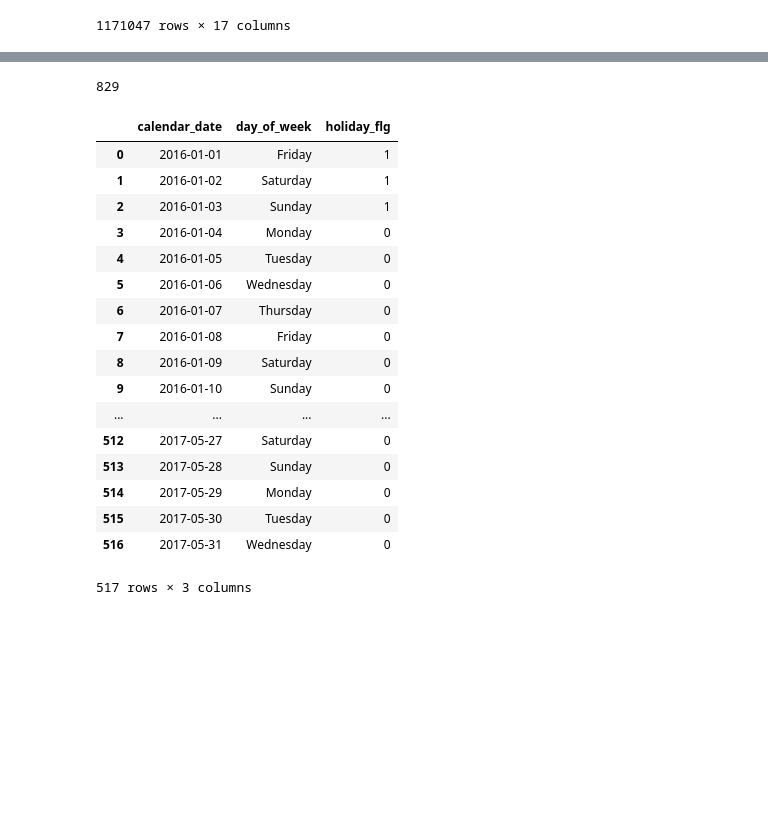
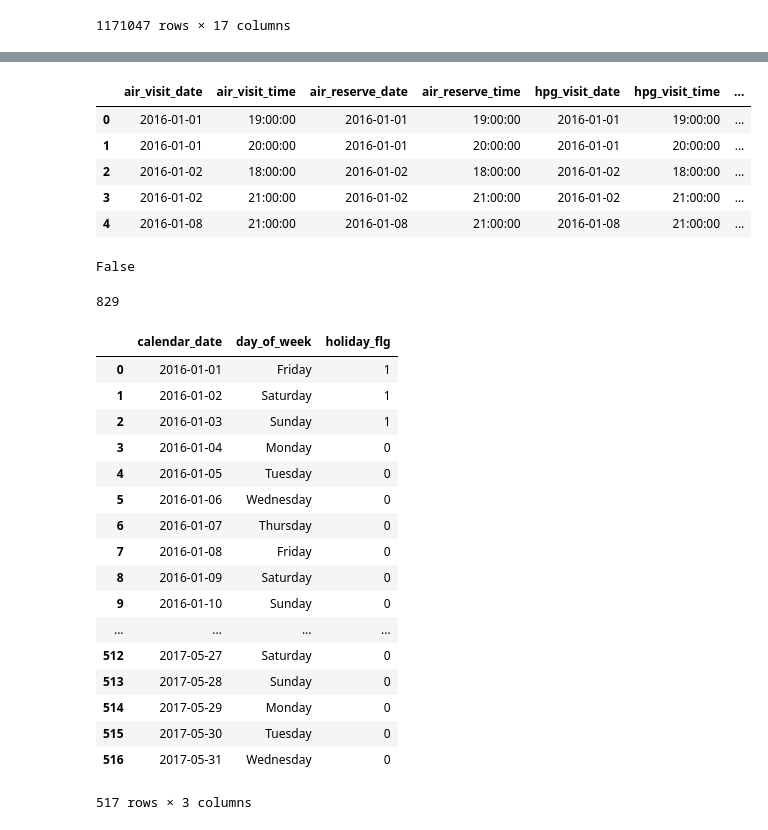
Before and after one commit to jmt7080/Forecasting_visitors, a Jupyter notebook: restaurant_notebook.ipynb, the cells around one changed output, grey strips where cells are left out. Saved outputs shown, nothing was run; the diff lists cells and outputs as text; code cells hidden in the pictures; blank space fills up the shorter version.

```diff
--- a/restaurant_notebook.ipynb
+++ b/restaurant_notebook.ipynb
@@ -233,26 +259,42 @@ Name: visit_datetime_x, Length: 1171047, dtype: object
+# %%
+datetimes2 = pd.merge(datetimes, date_info, how='left', left_on = 'air_visit_date', right_on='calendar_date')
+datetimes2.head(5)
+# %% [output]
+|  | air_visit_date | air_visit_time | air_reserve_date | air_reserve_time | hpg_visit_date | hpg_visit_time | ... |
+| 0 | 2016-01-01 | 19:00:00 | 2016-01-01 | 19:00:00 | 2016-01-01 | 19:00:00 | ... |
+| 1 | 2016-01-01 | 20:00:00 | 2016-01-01 | 20:00:00 | 2016-01-01 | 20:00:00 | ... |
+| 2 | 2016-01-02 | 18:00:00 | 2016-01-02 | 18:00:00 | 2016-01-02 | 18:00:00 | ... |
+| 3 | 2016-01-02 | 21:00:00 | 2016-01-02 | 21:00:00 | 2016-01-02 | 21:00:00 | ... |
+| 4 | 2016-01-08 | 21:00:00 | 2016-01-08 | 21:00:00 | 2016-01-08 | 21:00:00 | ... |
+# %%
+df2['latitude_x'].isnull().any().any()
+# %% [output]
+False
 # %%
 #829 unique restaurants
 len(df2['air_store_id'].value_counts())
 # %% [output]
 829
-# %%
-date_info
-# %% [output]
-|  | calendar_date | day_of_week | holiday_flg |
-| 0 | 2016-01-01 | Friday | 1 |
-| 1 | 2016-01-02 | Saturday | 1 |
-| 2 | 2016-01-03 | Sunday | 1 |
-| 3 | 2016-01-04 | Monday | 0 |
-| 4 | 2016-01-05 | Tuesday | 0 |
-| 5 | 2016-01-06 | Wednesday | 0 |
-| 6 | 2016-01-07 | Thursday | 0 |
-| 7 | 2016-01-08 | Friday | 0 |
-| 8 | 2016-01-09 | Saturday | 0 |
-| 9 | 2016-01-10 | Sunday | 0 |
-| ... | ... | ... | ... |
-| 512 | 2017-05-27 | Saturday | 0 |
-| 513 | 2017-05-28 | Sunday | 0 |
-| 514 | 2017-05-29 | Monday | 0 |
-| 515 | 2017-05-30 | Tuesday | 0 |
-| 516 | 2017-05-31 | Wednesday | 0 |
-517 rows × 3 columns
+# %%
+
+date_info['calendar_date'].rename('air_visit_day')
+date_info
+# %% [output]
+|  | calendar_date | day_of_week | holiday_flg |
+| 0 | 2016-01-01 | Friday | 1 |
+| 1 | 2016-01-02 | Saturday | 1 |
+| 2 | 2016-01-03 | Sunday | 1 |
+| 3 | 2016-01-04 | Monday | 0 |
+| 4 | 2016-01-05 | Tuesday | 0 |
+| 5 | 2016-01-06 | Wednesday | 0 |
+| 6 | 2016-01-07 | Thursday | 0 |
+| 7 | 2016-01-08 | Friday | 0 |
+| 8 | 2016-01-09 | Saturday | 0 |
+| 9 | 2016-01-10 | Sunday | 0 |
+| ... | ... | ... | ... |
+| 512 | 2017-05-27 | Saturday | 0 |
+| 513 | 2017-05-28 | Sunday | 0 |
+| 514 | 2017-05-29 | Monday | 0 |
+| 515 | 2017-05-30 | Tuesday | 0 |
+| 516 | 2017-05-31 | Wednesday | 0 |
+517 rows × 3 columns
```
Also changed, not shown: parts of 6 cells of this notebook.
